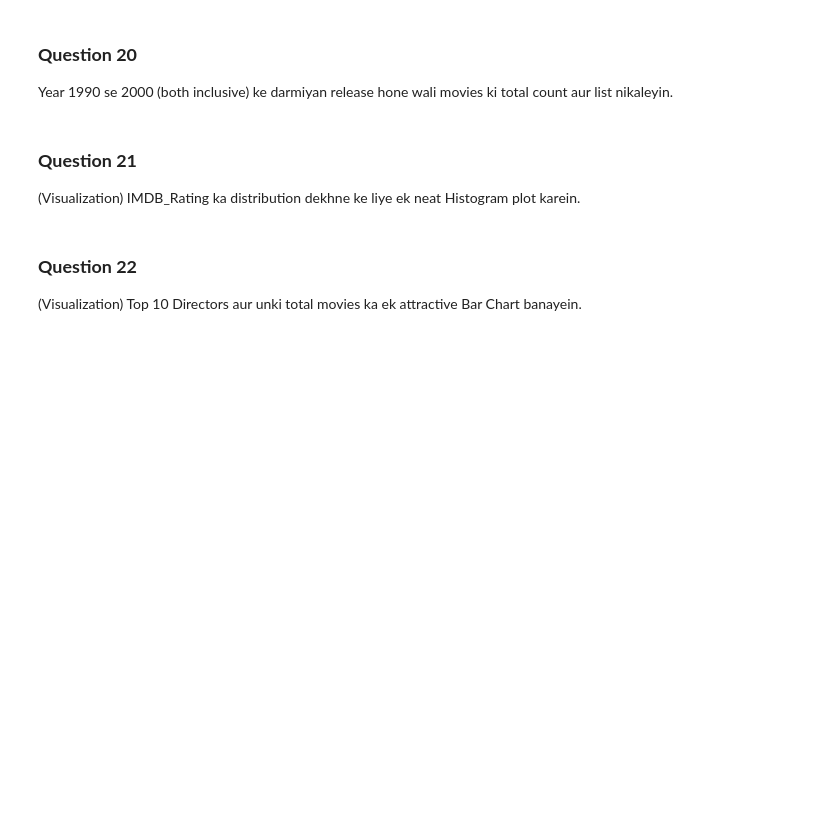
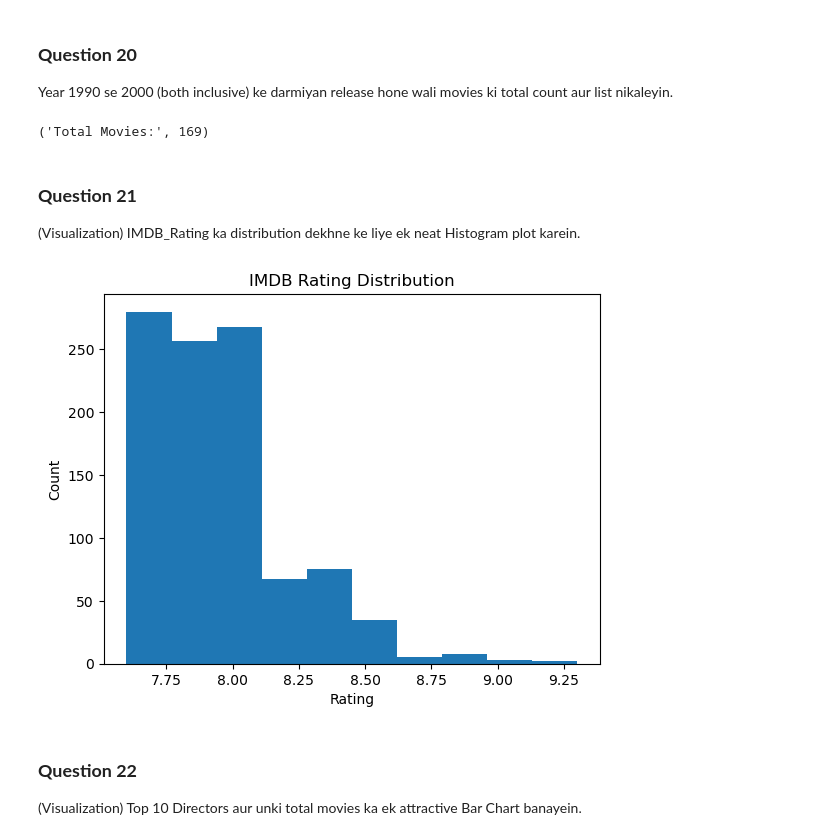
Before and after one commit to Azam-web788/Ai-fourth-assignment, a Jupyter notebook: Movie_Data_Assignment.ipynb, the cells around one changed output. Saved outputs shown, nothing was run; the diff lists cells and outputs as text; code cells hidden in the pictures; blank space fills up the shorter version.

```diff
--- a/Movie_Data_Assignment.ipynb
+++ b/Movie_Data_Assignment.ipynb
@@ -128,5 +148,5 @@ NameError: name 'sort_rating' is not defined
 ### **Question 10**
 How can we sort all movies by the number of votes they received? (No_of_Votes ke mutabiq descending order mein sort karein).
 # %%
-movies = movies.sort_values("No_of_Votes", ascending=False)
-print(movies)
+df = df.sort_values("No_of_Votes", ascending=False)
+df
@@ -157,14 +230,14 @@ print(movies.describe())
 ### **Question 15**
 'Runtime' column se 'min' text ko hata kar use proper integer (numeric) data type mein convert karein.
 # %%
-movies["Runtime"] = movies["Runtime"].str.replace(" min", "")
-movies["Runtime"] = movies["Runtime"].astype(int)
+df["Runtime"] = df["Runtime"].str.replace(" min", "")
+df["Runtime"] = df["Runtime"].astype(int)
 # %% [markdown]
 ### **Question 16**
 'Gross' column mein jo missing values (NaN) hain, unko pooray column ke median value se fill (impute) karein.
 # %%
-median_value = movies["Gross"].median()
-movies["Gross"] = movies["Gross"].fillna(median_value)
+median_value = df["Gross"].median()
+df["Gross"] = df["Gross"].fillna(median_value)
 # %% [markdown]
 ### **Question 17**
 Har 'Certificate' category mein total kitni movies hain? (Value counts nikalye).
@@ -180,5 +274,5 @@ print(correlation)
 ### **Question 19**
 Ek naya column banayein 'Rating_100_Scale' jisme 'IMDB_Rating' ko 10 se multiply kiya gaya ho.
 # %%
-movies["Rating_100_Scale"] = movies["IMDB_Rating"] * 10
-print(movies.head())
+df["Rating_100_Scale"] = df["IMDB_Rating"] * 10
+df.head()
@@ -186,24 +287,25 @@ print(movies.head())
 ### **Question 20**
 Year 1990 se 2000 (both inclusive) ke darmiyan release hone wali movies ki total count aur list nikaleyin.
 # %%
-movies_list = movies[
-    (movies["Released_Year"] >= 1990) &
-    (movies["Released_Year"] <= 2000)
-]
+movies_list = df[(df["Released_Year"] >= "1990") &(df["Released_Year"] <= "2000")]
 
-print(movies_list)
-print("Total Movies:", len(movies_list))
+movies_list
+"Total Movies:", len(movies_list)
+# %% [output]
+('Total Movies:', 169)
 # %% [markdown]
 ### **Question 21**
 (Visualization) IMDB_Rating ka distribution dekhne ke liye ek neat Histogram plot karein.
 # %%
 import matplotlib.pyplot as plt
 
-plt.hist(movies["IMDB_Rating"])
+plt.hist(df["IMDB_Rating"])
 plt.title("IMDB Rating Distribution")
 plt.xlabel("Rating")
 plt.ylabel("Count")
 plt.show()
+# %% [output]
+[figure, added]
 # %% [markdown]
 ### **Question 22**
 (Visualization) Top 10 Directors aur unki total movies ka ek attractive Bar Chart banayein.
```
Also changed, not shown: parts of 32 cells of this notebook, 1 other file.
